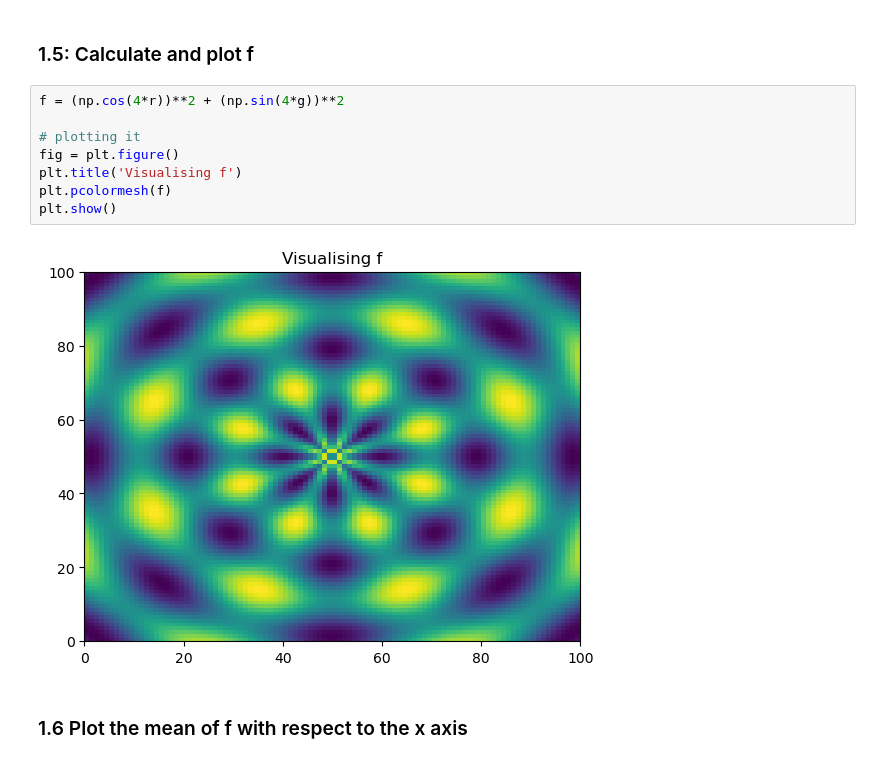
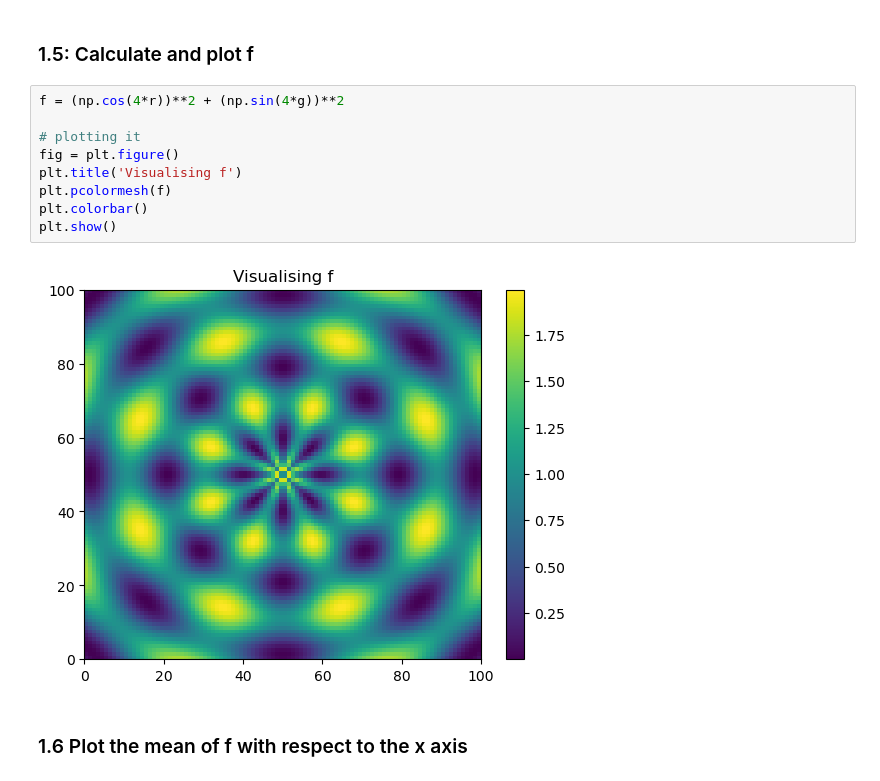
Before and after one commit to hanbyrne1995/assignments, a Jupyter notebook: hb2371_pset3.ipynb, the cells around one changed output. Saved outputs shown, nothing was run; the diff lists cells and outputs as text.

```diff
--- a/hb2371_pset3.ipynb
+++ b/hb2371_pset3.ipynb
@@ -68,13 +68,14 @@ plt.show()
 # %%
 f = (np.cos(4*r))**2 + (np.sin(4*g))**2
 
 # plotting it
 fig = plt.figure()
 plt.title('Visualising f')
 plt.pcolormesh(f)
+plt.colorbar()
 plt.show()
 # %% [output]
-[figure, old version]
+[figure, new version]
 # %% [markdown]
 ### 1.6 Plot the mean of f with respect to the x axis
 # %%
```
Also changed, not shown: parts of 4 cells of this notebook.
